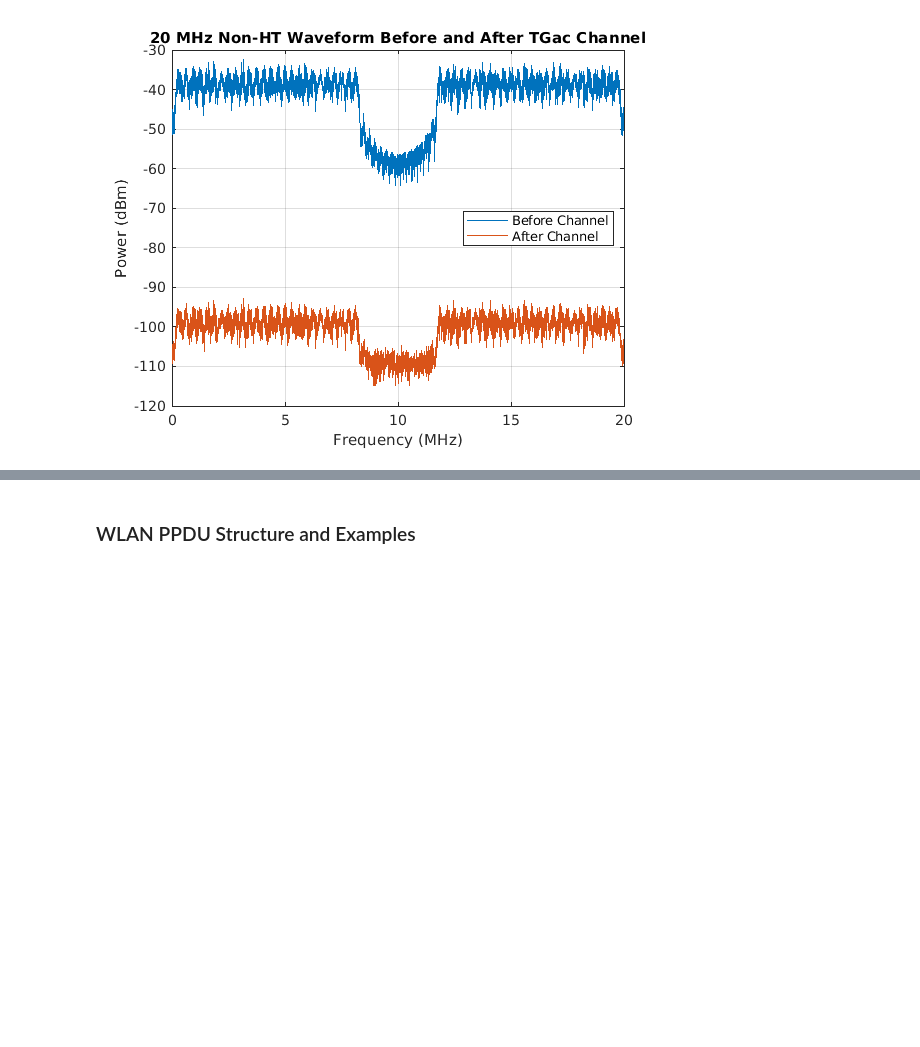
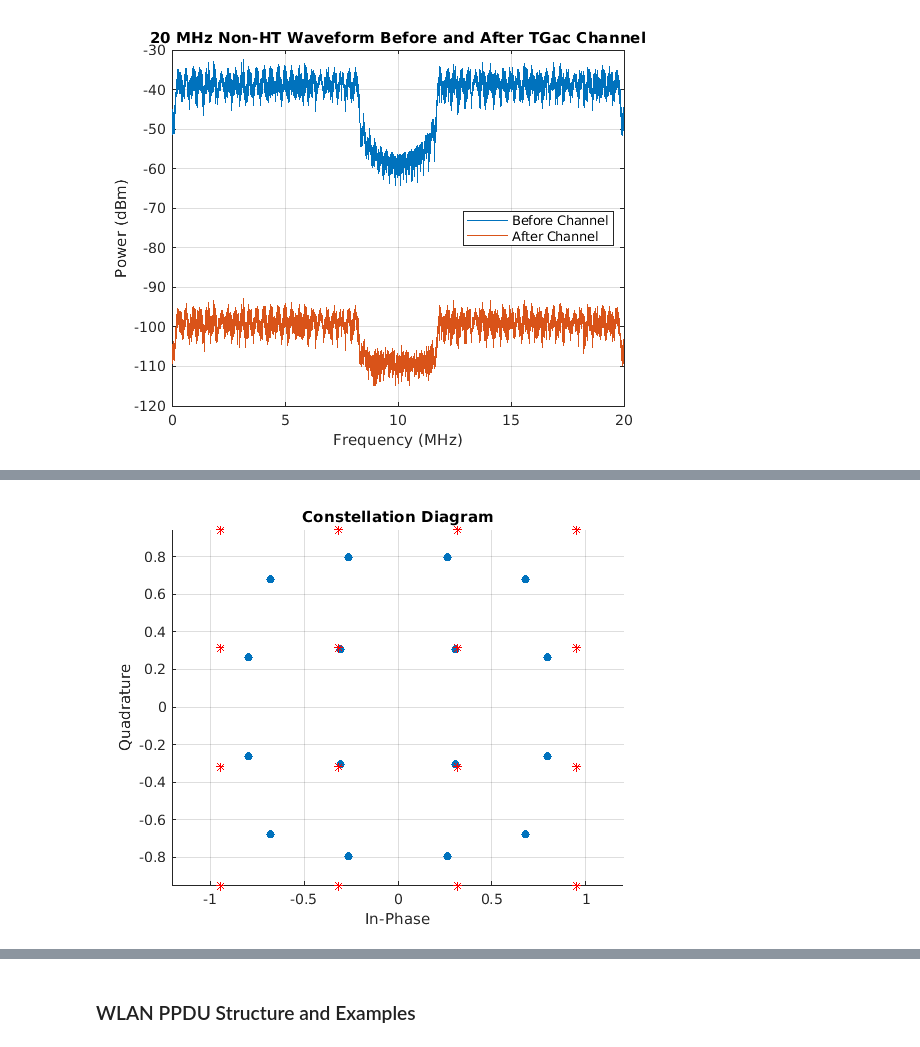
Before and after one commit to huhanwj/IERG6130-simulation, a Jupyter notebook: IERG6130-Simulation-Logbook.ipynb, the cells around one changed output, grey strips where cells are left out. Saved outputs shown, nothing was run; the diff lists cells and outputs as text; code cells hidden in the pictures; blank space fills up the shorter version.

```diff
--- a/IERG6130-Simulation-Logbook.ipynb
+++ b/IERG6130-Simulation-Logbook.ipynb
@@ -1148,0 +1197,28 @@ grid on;
+# %%
+evm = comm.EVM('ReferenceSignalSource','Estimated from reference constellation', ...
+    'ReferenceConstellation',refConst, ...
+    'Normalization','Average constellation power');
+
+rmsEVM = evm(noisySig);
+
+mer = comm.MER('ReferenceSignalSource','Estimated from reference constellation', ...
+    'ReferenceConstellation',refConst);
+snrEst = mer(noisySig);
+
+% Amplifier Distortion----------------------------------------------------
+
+amp = comm.MemorylessNonlinearity('IIP3',38,'AMPMConversion',0);
+txSig = amp(modSig);
+
+% constDiagram(txSig);
+figure;
+scatter(real(txSig), imag(txSig), 'filled');
+hold on;
+scatter(real(refConst), imag(refConst), 'r*');
+grid on;
+xlabel('In-Phase');
+ylabel('Quadrature');
+title('Constellation Diagram');
+axis equal;
+# %% [output]
+[figure, added]
```
Also changed, not shown: parts of 77 cells of this notebook, 3 other files.
